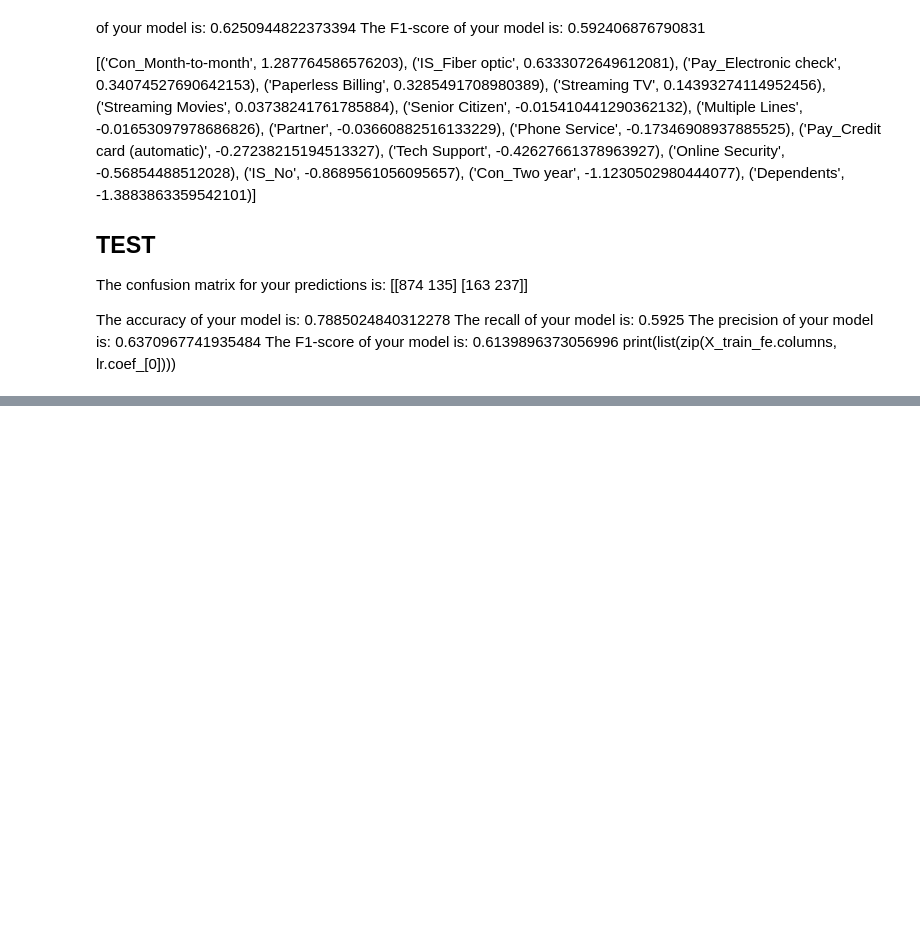
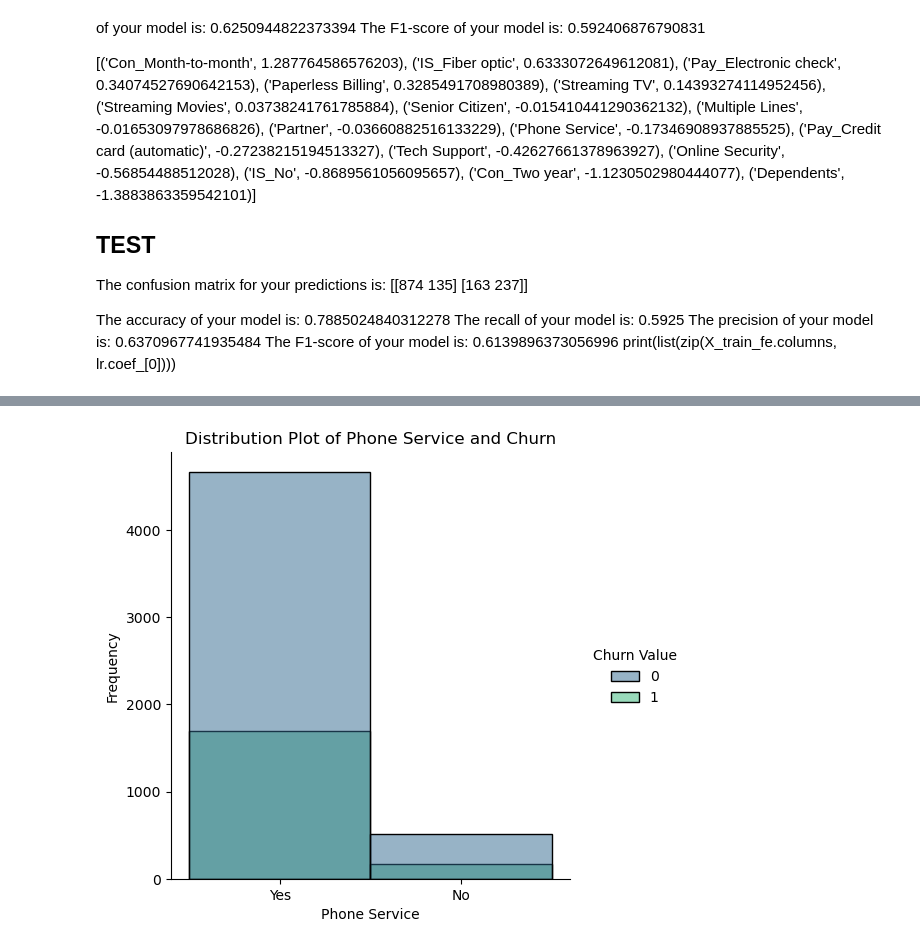
Before and after one commit to ldearlove/Digital-Futures-Swan-Project, a Jupyter notebook: Liam_Swans.ipynb, the cells around one changed output, grey strips where cells are left out. Drawn from its saved outputs; the diff is of its cells as text; code cells hidden in the pictures; blank space fills up the shorter version.

```diff
--- a/Liam_Swans.ipynb
+++ b/Liam_Swans.ipynb
@@ -794,0 +813,8 @@ print(list(zip(X_train_fe.columns, lr.coef_[0])))
+# %%
+sns.displot(data=df, x='Phone Service', hue='Churn Value', kind='hist',  palette='viridis', bins=20)
+plt.title('Distribution Plot of Phone Service and Churn')
+plt.xlabel('Phone Service')
+plt.ylabel('Frequency')
+plt.show()
+# %% [output]
+[figure, added]
```
Also changed, not shown: parts of 20 cells of this notebook.
